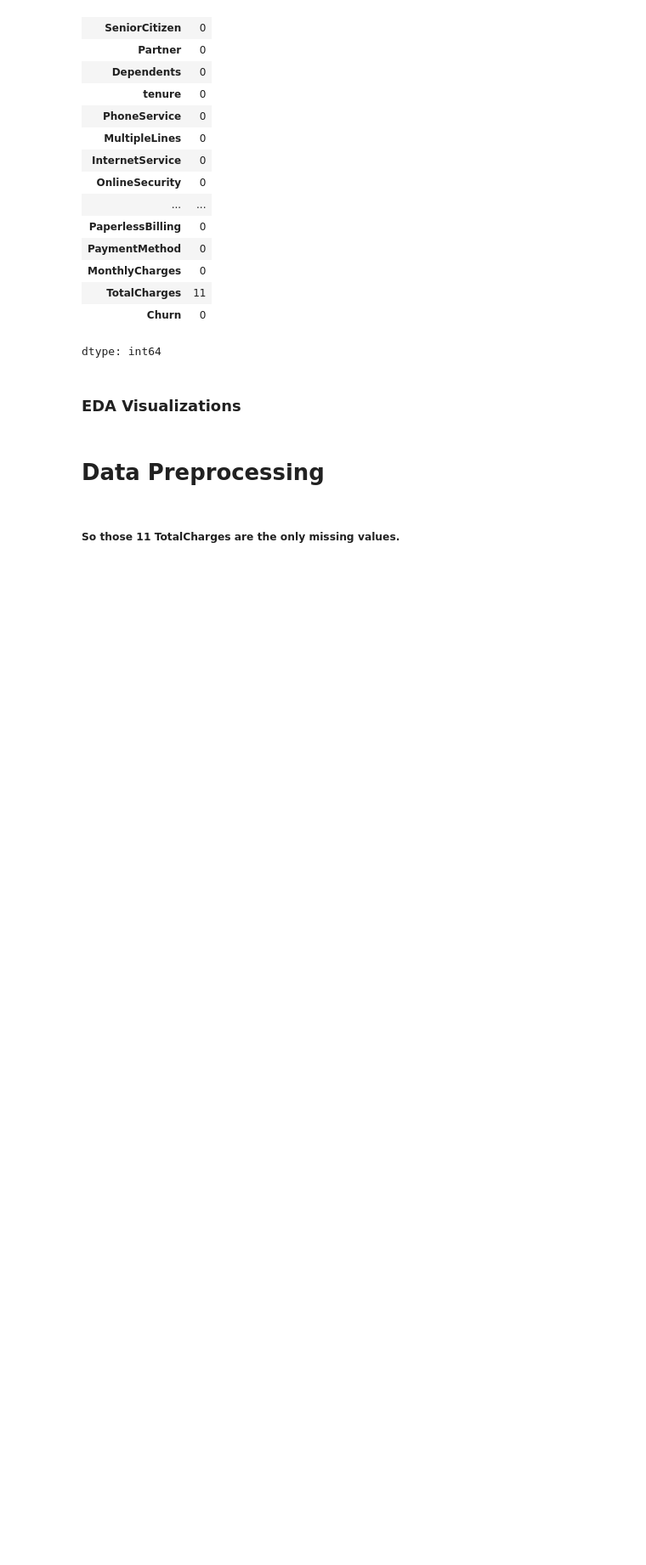
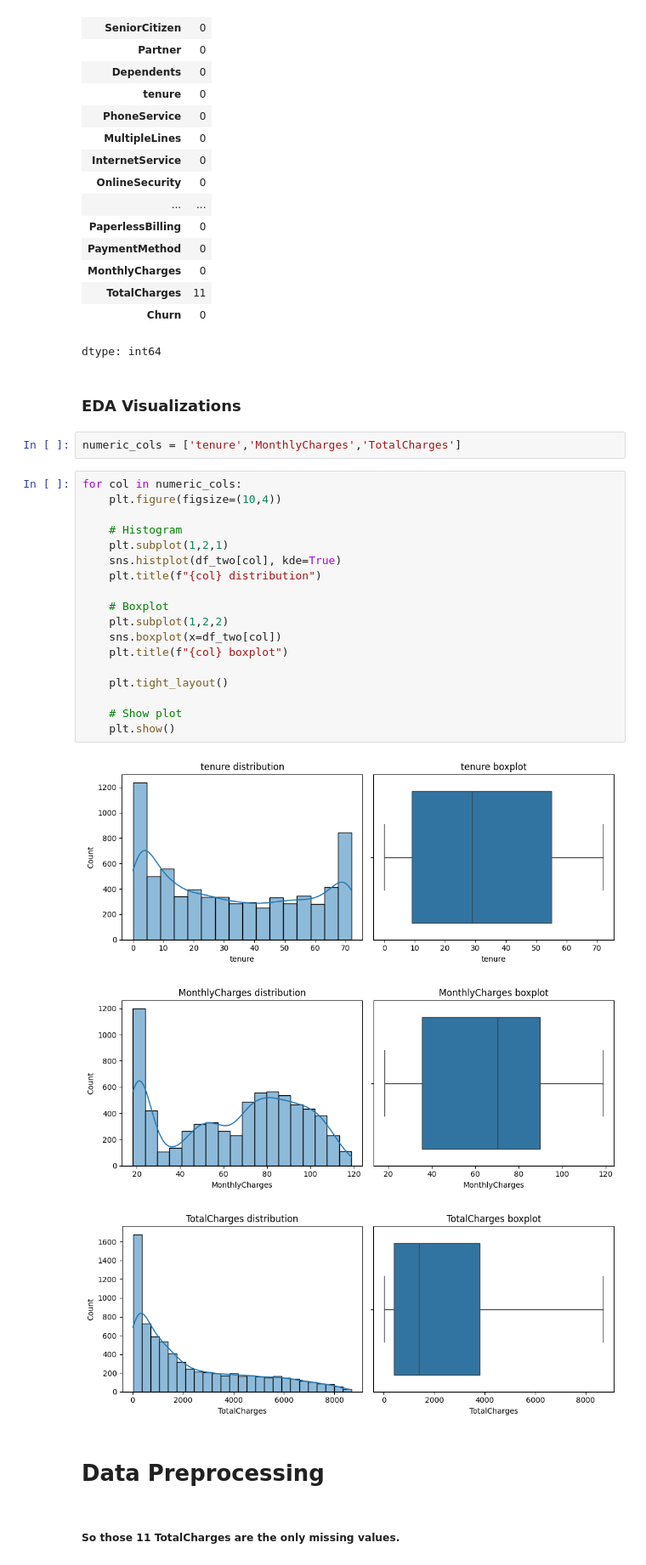
Before and after one commit to thaveesha-mL4v/ML_CW, a Jupyter notebook: MLCW.ipynb, the cells around one changed output. Shown at 85% size. Cells and saved outputs as stored; diff of their text form; blank space fills up the shorter version.

Commit message:
Update EDA Visualizations

```diff
--- a/MLCW.ipynb
+++ b/MLCW.ipynb
@@ -198,6 +200,30 @@ df_two.isnull().sum()
 dtype: int64
 # %% [markdown]
 ### EDA Visualizations
+# %%
+numeric_cols = ['tenure','MonthlyCharges','TotalCharges']
+# %%
+for col in numeric_cols:
+    plt.figure(figsize=(10,4))
+
+    # Histogram
+    plt.subplot(1,2,1)
+    sns.histplot(df_two[col], kde=True)
+    plt.title(f"{col} distribution")
+
+    # Boxplot
+    plt.subplot(1,2,2)
+    sns.boxplot(x=df_two[col])
+    plt.title(f"{col} boxplot")
+
+    plt.tight_layout()
+
+    # Show plot
+    plt.show()
+# %% [output]
+[figure, added]
+[figure, added]
+[figure, added]
 # %% [markdown]
 # Data Preprocessing
 # %% [markdown]
```
Also changed, not shown: parts of 1 cell of this notebook.
